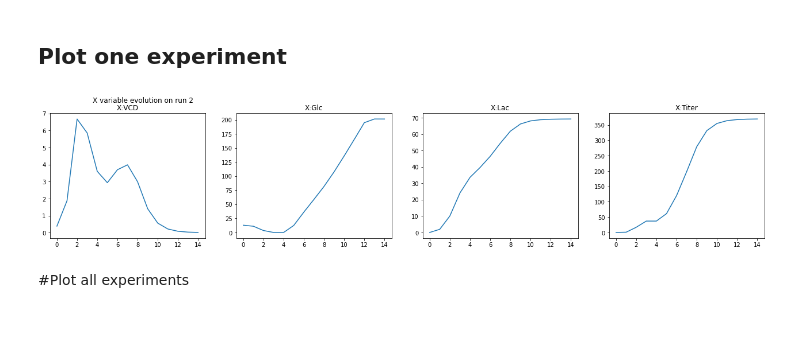
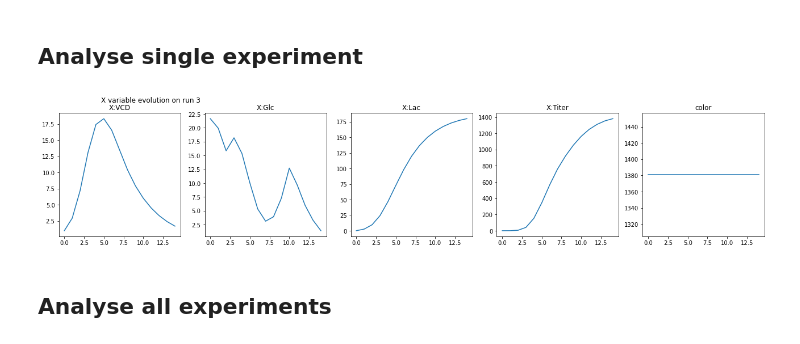
Before and after one commit to japolak/datahow-course-scripts, a Jupyter notebook: scripts/00_Process_Characterization.ipynb, the cells around one changed output. Cells and saved outputs as stored; diff of their text form; code cells hidden in the pictures.

```diff
--- a/scripts/00_Process_Characterization.ipynb
+++ b/scripts/00_Process_Characterization.ipynb
@@ -138,9 +169,7 @@ outputs_std_error = [0,0,0,0,0] # absolute error on [VCD, Glc, Lac, Titer]
 # %%
 ## Define the number of experiments
-num_runs = 10
+num_runs = 100
 ## Define the filename for the dataset
-filename = "mytable_train.csv"
+filename = "OWUExperiments-test.csv"
 # Generate DOE Dataset
 owu = emulator.generate_data(var_lims, num_runs, filename)
-owu = transformations.owu_from_csv("/content/"+filename)
-owu
@@ -166,5 +175,0 @@ owu
-# %%
-owu.groupby("run")
-owu.loc[1]
-for run_ix,run in owu.groupby("run"):
-  print(run_ix)
@@ -181,0 +198,6 @@ for run_ix,run in owu.groupby("run"):
+# %%
+# Read Dataset
+owu = pd.read_csv("/content/"+filename,index_col=0)
+owu.columns =  ["X:VCD", "X:Glc", "X:Lac", "X:Titer"]
+owu.index = pd.MultiIndex.from_product([list(range(num_runs)),list(range(15))], names=["run","time"])
+owu
@@ -182,21 +223,20 @@ for run_ix,run in owu.groupby("run"):
 # %% [markdown]
-## Plot one experiment
+## Analyse single experiment
 # %%
 # Select run id to plot
-selected_run_ix = 2
+selected_run_ix = 3
 # %%
-#[print(run) for ix,run in owu.groupby("run")]
 columns = list(owu.columns)
 num_vars=len(columns)
 for run_ix,run in owu.groupby("run"):
     if run_ix==selected_run_ix or (type(selected_run_ix) is list and run_ix in selected_run_ix):
         fig, axs = plt.subplots(1,num_vars)
         fig.suptitle(f'X variable evolution on run {run_ix}')
         for plot_ix, col in enumerate(columns):
-            axs[ plot_ix].plot(run.index.get_level_values("timestamps"),list(run[col].values))
+            axs[ plot_ix].plot(run.index.get_level_values("time"),list(run[col].values))
             axs[ plot_ix].set_title(f'{col}')
             plt.subplots_adjust(right=3)
 # %% [output]
-[figure, old version]
+[figure, new version]
 # %% [markdown]
-#Plot all experiments
+## Analyse all experiments
```
Also changed, not shown: parts of 25 cells of this notebook.
